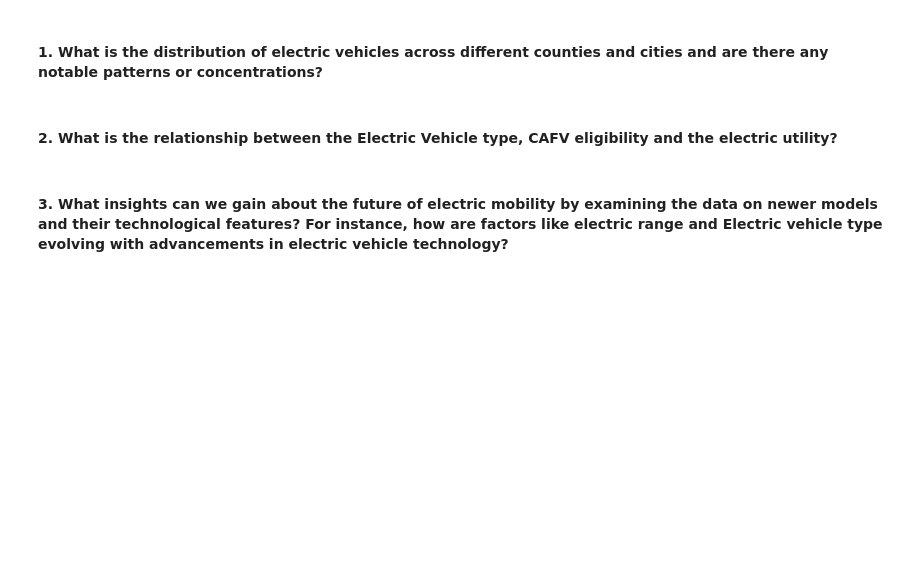
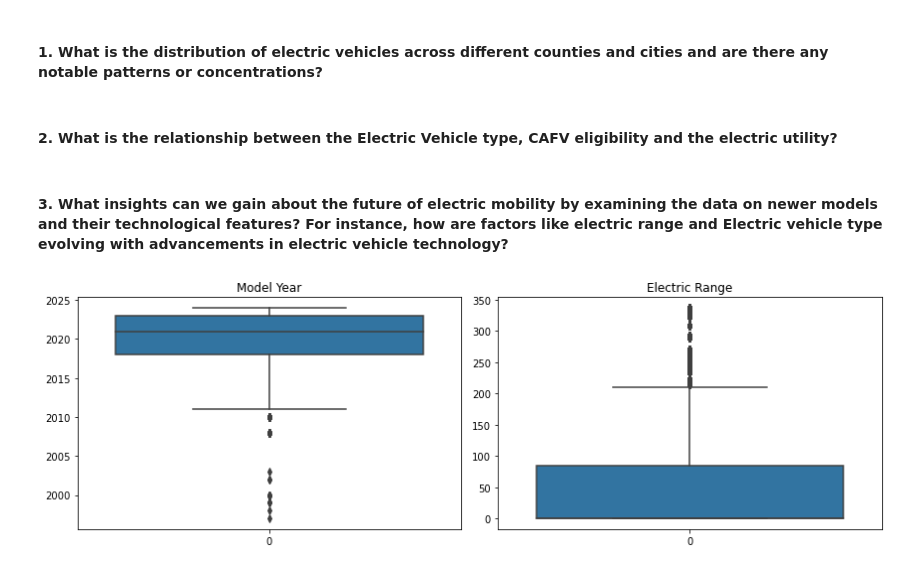
Before and after one commit to NatsuD99/EV_Analysis, a Jupyter notebook: EV_Viz_Project.ipynb, the cells around one changed output. Saved outputs shown, nothing was run; the diff lists cells and outputs as text; code cells hidden in the pictures; blank space fills up the shorter version.

Commit message:
Initial Data Cleaning done

```diff
--- a/EV_Viz_Project.ipynb
+++ b/EV_Viz_Project.ipynb
@@ -88,0 +107,3 @@ dtype: int64
+# %%
+df_cleaned = df.dropna(subset=['County'])
+df_cleaned = df.dropna(subset=['Vehicle Location'])
@@ -94,3 +158,15 @@ dtype: int64
 #### 2. What is the relationship between the Electric Vehicle type, CAFV eligibility and the electric utility?
 # %% [markdown]
 #### 3. What insights can we gain about the future of electric mobility by examining the data on newer models and their technological features? For instance, how are factors like electric range and Electric vehicle type evolving with advancements in electric vehicle technology?
+# %%
+fig, axes = plt.subplots(1, 2, figsize=(12, 4))
+
+axes = axes.flatten()
+for i, column in enumerate(['Model Year', 'Electric Range']):
+    sns.boxplot(data=df_cleaned[column], ax=axes[i])
+    axes[i].set_title(column)
+
+plt.tight_layout()
+plt.show()
+# %% [output]
+[figure, added]
```
Also changed, not shown: parts of 8 cells of this notebook.
